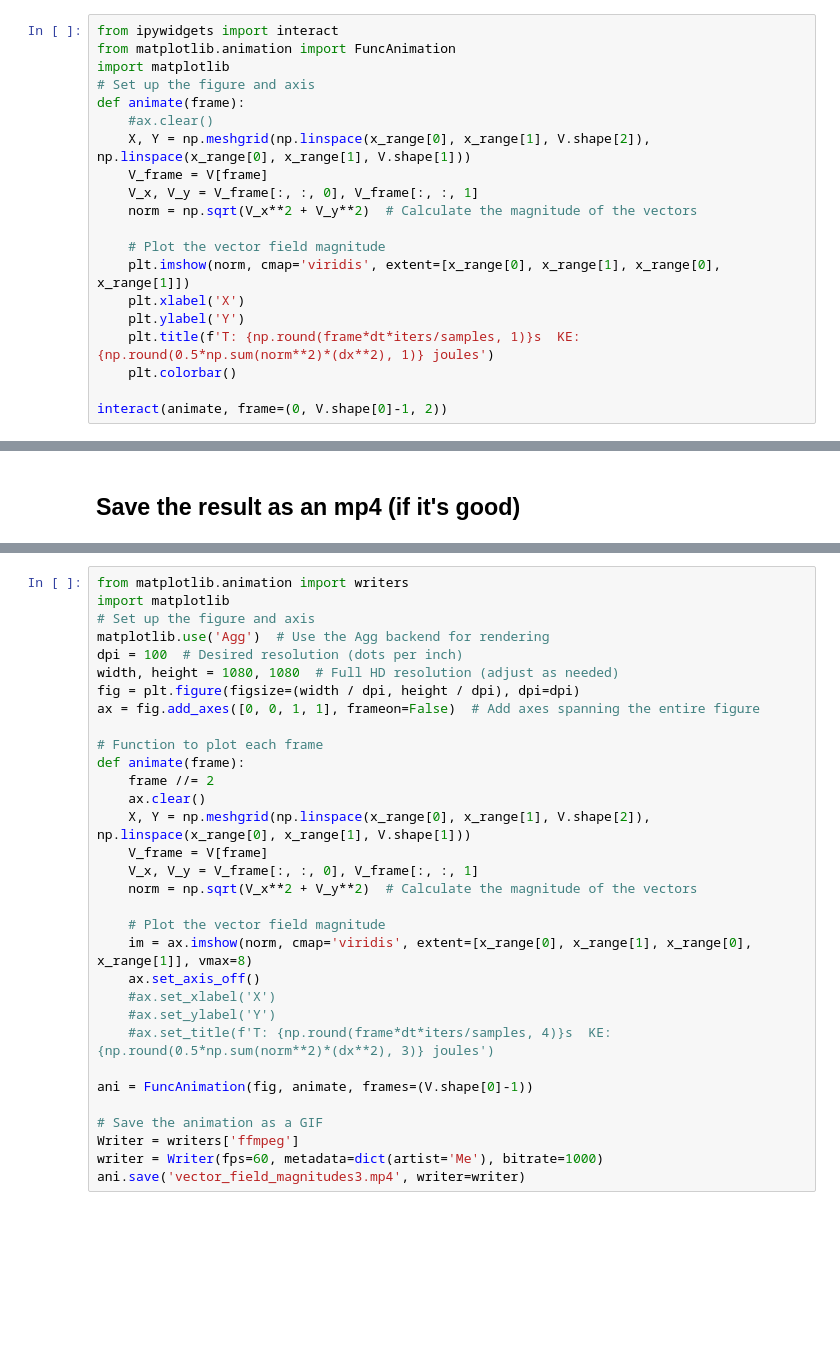
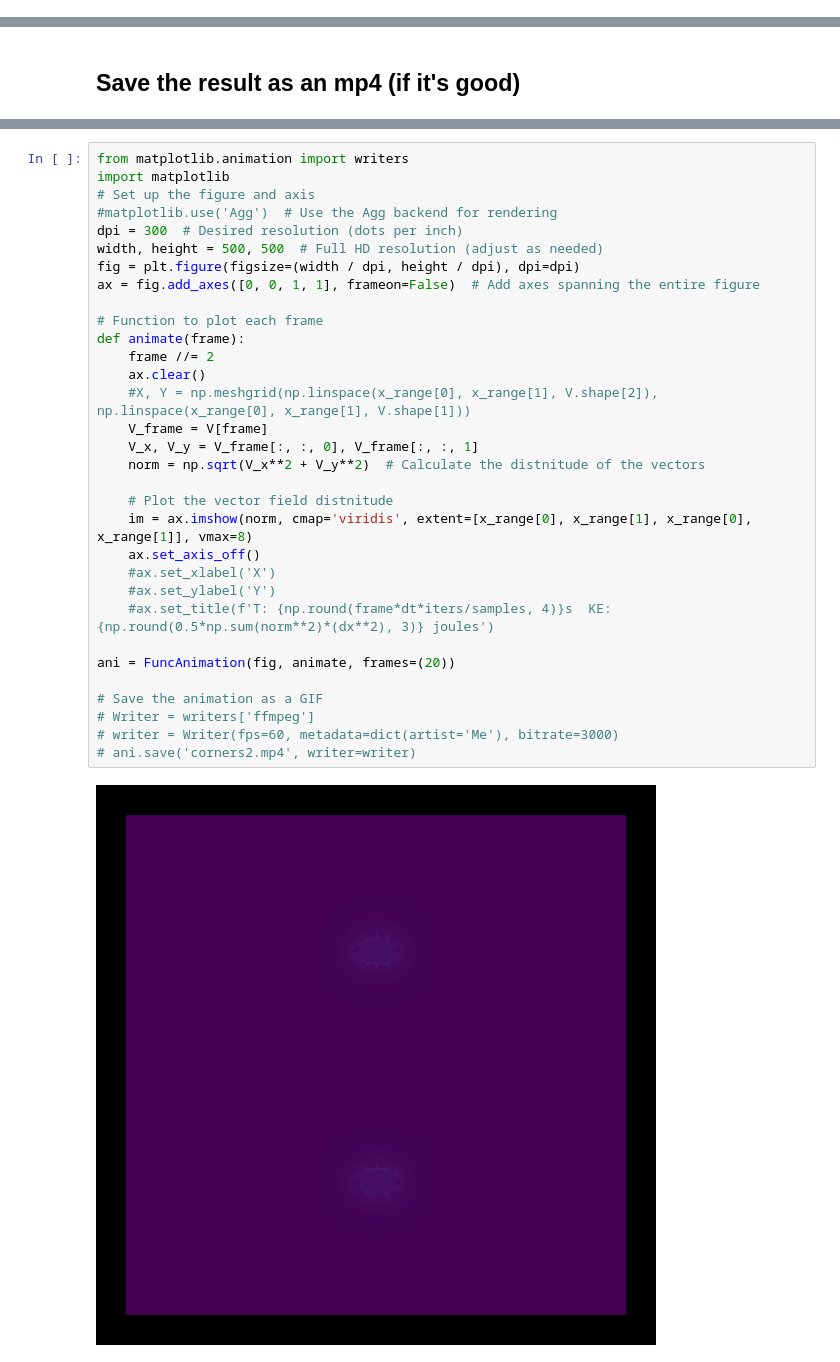
Before and after one commit to UncatchableAlex/NS_Fluidsim, a Jupyter notebook: navier_stokes.ipynb, the cells around one changed output, grey strips where cells are left out. Saved outputs shown, nothing was run; the diff lists cells and outputs as text; blank space fills up the shorter version.

```diff
--- a/navier_stokes.ipynb
+++ b/navier_stokes.ipynb
@@ -281,20 +285,0 @@ plt.show()
-# %%
-from ipywidgets import interact
-from matplotlib.animation import FuncAnimation
-import matplotlib
-# Set up the figure and axis
-def animate(frame):
-    #ax.clear()
-    X, Y = np.meshgrid(np.linspace(x_range[0], x_range[1], V.shape[2]), np.linspace(x_range[0], x_range[1], V.shape[1]))
-    V_frame = V[frame]
-    V_x, V_y = V_frame[:, :, 0], V_frame[:, :, 1]
-    norm = np.sqrt(V_x**2 + V_y**2)  # Calculate the magnitude of the vectors
-
-    # Plot the vector field magnitude
-    plt.imshow(norm, cmap='viridis', extent=[x_range[0], x_range[1], x_range[0], x_range[1]])
-    plt.xlabel('X')
-    plt.ylabel('Y')
-    plt.title(f'T: {np.round(frame*dt*iters/samples, 1)}s  KE: {np.round(0.5*np.sum(norm**2)*(dx**2), 1)} joules')
-    plt.colorbar()
-
-interact(animate, frame=(0, V.shape[0]-1, 2))
@@ -306,32 +423,34 @@ interactive(children=(IntSlider(value=100, description='frame', max=200, step=2)
 # %%
 from matplotlib.animation import writers
 import matplotlib
 # Set up the figure and axis
-matplotlib.use('Agg')  # Use the Agg backend for rendering
-dpi = 100  # Desired resolution (dots per inch)
-width, height = 1080, 1080  # Full HD resolution (adjust as needed)
+#matplotlib.use('Agg')  # Use the Agg backend for rendering
+dpi = 300  # Desired resolution (dots per inch)
+width, height = 500, 500  # Full HD resolution (adjust as needed)
 fig = plt.figure(figsize=(width / dpi, height / dpi), dpi=dpi)
 ax = fig.add_axes([0, 0, 1, 1], frameon=False)  # Add axes spanning the entire figure
 
 # Function to plot each frame
 def animate(frame):
     frame //= 2
     ax.clear()
-    X, Y = np.meshgrid(np.linspace(x_range[0], x_range[1], V.shape[2]), np.linspace(x_range[0], x_range[1], V.shape[1]))
+    #X, Y = np.meshgrid(np.linspace(x_range[0], x_range[1], V.shape[2]), np.linspace(x_range[0], x_range[1], V.shape[1]))
     V_frame = V[frame]
     V_x, V_y = V_frame[:, :, 0], V_frame[:, :, 1]
-    norm = np.sqrt(V_x**2 + V_y**2)  # Calculate the magnitude of the vectors
+    norm = np.sqrt(V_x**2 + V_y**2)  # Calculate the distnitude of the vectors
 
-    # Plot the vector field magnitude
+    # Plot the vector field distnitude
     im = ax.imshow(norm, cmap='viridis', extent=[x_range[0], x_range[1], x_range[0], x_range[1]], vmax=8)
     ax.set_axis_off()
     #ax.set_xlabel('X')
     #ax.set_ylabel('Y')
     #ax.set_title(f'T: {np.round(frame*dt*iters/samples, 4)}s  KE: {np.round(0.5*np.sum(norm**2)*(dx**2), 3)} joules')
 
-ani = FuncAnimation(fig, animate, frames=(V.shape[0]-1))
+ani = FuncAnimation(fig, animate, frames=(20))
 
 # Save the animation as a GIF
-Writer = writers['ffmpeg']
-writer = Writer(fps=60, metadata=dict(artist='Me'), bitrate=1000)
-ani.save('vector_field_magnitudes3.mp4', writer=writer)
+# Writer = writers['ffmpeg']
+# writer = Writer(fps=60, metadata=dict(artist='Me'), bitrate=3000)
+# ani.save('corners2.mp4', writer=writer)
+# %% [output]
+[figure, added]
```
Also changed, not shown: parts of 18 cells of this notebook.
